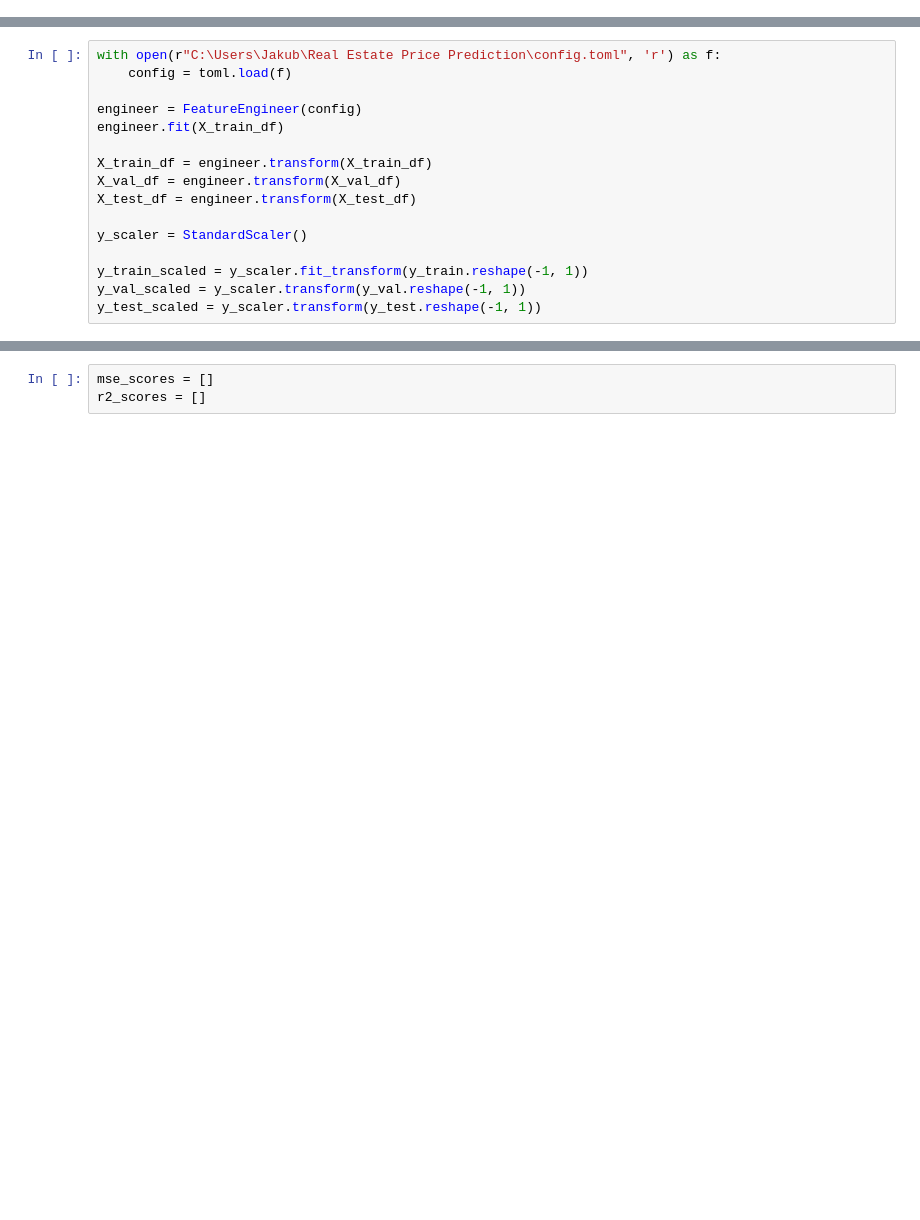
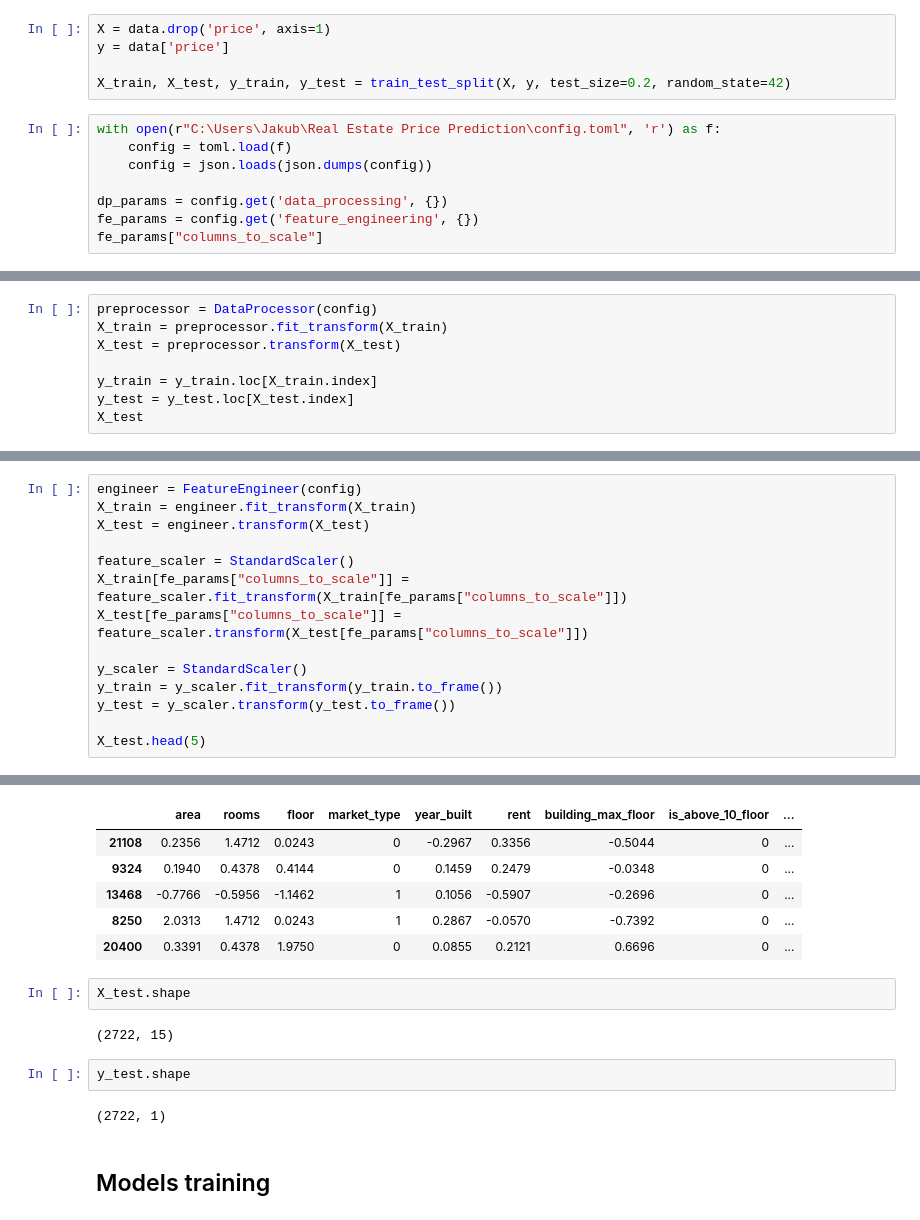
Before and after one commit to sztyberj/Real-Estate-Price-Prediction, a Jupyter notebook: notebooks/model_training_selection.ipynb, the cells around one changed output, grey strips where cells are left out. Cells and saved outputs as stored; diff of their text form; blank space fills up the shorter version.

Commit message:
Refactor: Rebuild DataProcessor, FeatureEngineer, Pipeline, New model training selection with GridSearchCV, Split joblib object to 3 components

```diff
--- a/notebooks/model_training_selection.ipynb
+++ b/notebooks/model_training_selection.ipynb
@@ -62,0 +71,13 @@ print(f"Test size: {X_test_df.shape[0], y_test.shape[0]}")
+# %%
+X = data.drop('price', axis=1)
+y = data['price']
+
+X_train, X_test, y_train, y_test = train_test_split(X, y, test_size=0.2, random_state=42)
+# %%
+with open(r"C:\Users\Jakub\Real Estate Price Prediction\config.toml", 'r') as f:
+    config = toml.load(f)
+    config = json.loads(json.dumps(config))
+
+dp_params = config.get('data_processing', {})
+fe_params = config.get('feature_engineering', {})
+fe_params["columns_to_scale"]
@@ -62,0 +97,8 @@ print(f"Test size: {X_test_df.shape[0], y_test.shape[0]}")
+# %%
+preprocessor = DataProcessor(config)
+X_train = preprocessor.fit_transform(X_train)
+X_test = preprocessor.transform(X_test)
+
+y_train = y_train.loc[X_train.index]
+y_test = y_test.loc[X_test.index]
+X_test
@@ -63,17 +136,15 @@ print(f"Test size: {X_test_df.shape[0], y_test.shape[0]}")
 # %%
-with open(r"C:\Users\Jakub\Real Estate Price Prediction\config.toml", 'r') as f:
-    config = toml.load(f)
+engineer = FeatureEngineer(config)
+X_train = engineer.fit_transform(X_train)
+X_test = engineer.transform(X_test)
 
-engineer = FeatureEngineer(config)
-engineer.fit(X_train_df)
-
-X_train_df = engineer.transform(X_train_df)
-X_val_df = engineer.transform(X_val_df)
-X_test_df = engineer.transform(X_test_df)
+feature_scaler = StandardScaler()
+X_train[fe_params["columns_to_scale"]] = feature_scaler.fit_transform(X_train[fe_params["columns_to_scale"]])
+X_test[fe_params["columns_to_scale"]] = feature_scaler.transform(X_test[fe_params["columns_to_scale"]])
 
 y_scaler = StandardScaler()
+y_train = y_scaler.fit_transform(y_train.to_frame())
+y_test = y_scaler.transform(y_test.to_frame())
 
-y_train_scaled = y_scaler.fit_transform(y_train.reshape(-1, 1))
-y_val_scaled = y_scaler.transform(y_val.reshape(-1, 1))
-y_test_scaled = y_scaler.transform(y_test.reshape(-1, 1))
+X_test.head(5)
 # %% [output]
@@ -97,6 +168,19 @@ FeatureEngineer: Transformation complete.
+|  | area | rooms | floor | market_type | year_built | rent | building_max_floor | is_above_10_floor | ... |
+| 21108 | 0.2356 | 1.4712 | 0.0243 | 0 | -0.2967 | 0.3356 | -0.5044 | 0 | ... |
+| 9324 | 0.1940 | 0.4378 | 0.4144 | 0 | 0.1459 | 0.2479 | -0.0348 | 0 | ... |
+| 13468 | -0.7766 | -0.5956 | -1.1462 | 1 | 0.1056 | -0.5907 | -0.2696 | 0 | ... |
+| 8250 | 2.0313 | 1.4712 | 0.0243 | 1 | 0.2867 | -0.0570 | -0.7392 | 0 | ... |
+| 20400 | 0.3391 | 0.4378 | 1.9750 | 0 | 0.0855 | 0.2121 | 0.6696 | 0 | ... |
-# %%
-mse_scores = []
-r2_scores = []
+# %%
+X_test.shape
+# %% [output]
+(2722, 15)
+# %%
+y_test.shape
+# %% [output]
+(2722, 1)
+# %% [markdown]
+## Models training
 # %%
 models = {
     'Linear Regression': LinearRegression(),
```
Also changed, not shown: parts of 19 cells of this notebook, 16 other files.
